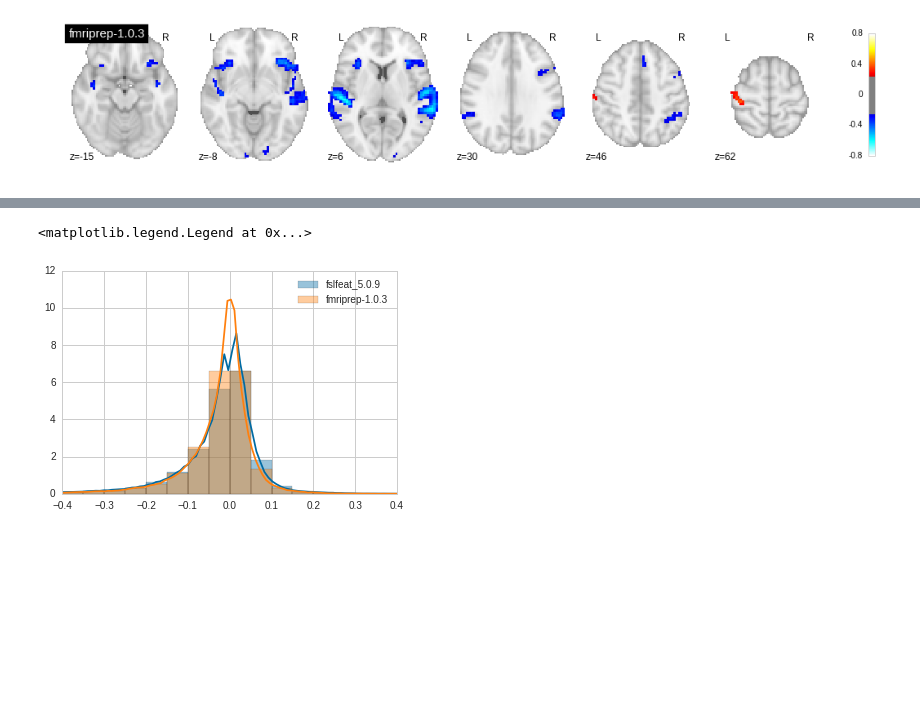
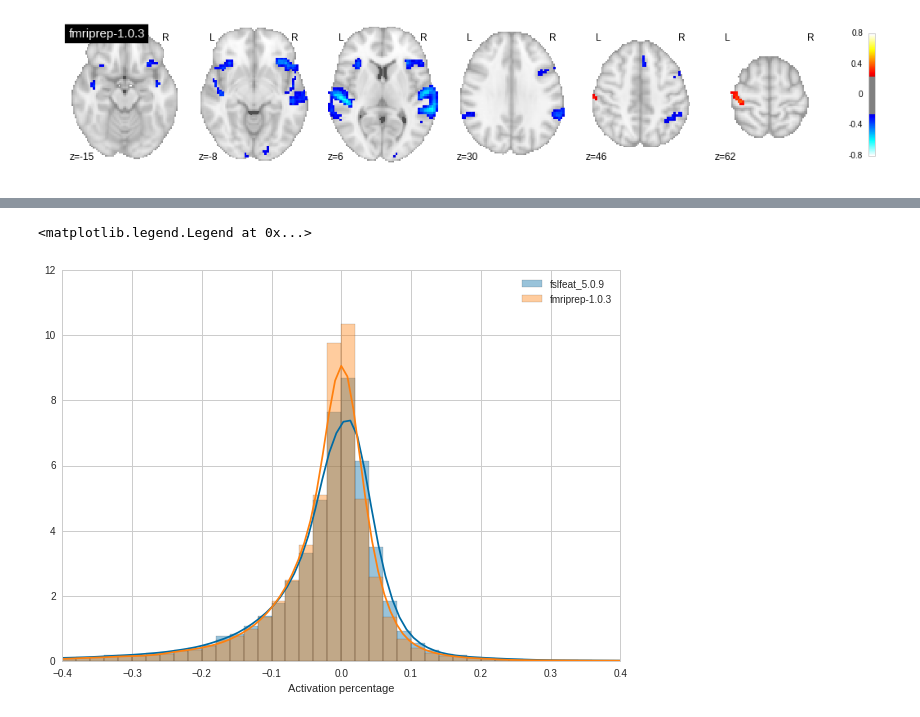
Before and after one commit to poldracklab/CNP_task_analysis, a Jupyter notebook: notebooks/SingleSubjectVis.ipynb, the cells around one changed output, grey strips where cells are left out. Saved outputs shown, nothing was run; the diff lists cells and outputs as text; code cells hidden in the pictures; blank space fills up the shorter version.

```diff
--- a/notebooks/SingleSubjectVis.ipynb
+++ b/notebooks/SingleSubjectVis.ipynb
@@ -70,8 +166,8 @@ for pipeline in pipelines:
     totalmasks[pipeline] = nib.Nifti1Image(totmask, affine = aff, header = hd)
 # %%
 for idx,pipeline in enumerate(pipelines):
-    plotting.plot_stat_map(meanmasks[pipeline],title=pipeline,cmap='PuOr',
-                              colorbar=True)
+    plotting.plot_glass_brain(meanmasks[pipeline],title=pipeline,cmap='RdYlBu_r',
+                              colorbar=True,threshold=0.01,symmetric_cbar=False)
 
 plotting.show()
 # %% [output]
@@ -116,0 +216,4 @@ plt.legend()
+# %%
+subjectsfile = os.path.join(basedir,'fmriprep_vs_feat/smoothness_subjects.csv')
+subjects = pd.read_csv(subjectsfile)
+subjects.head()
@@ -116,0 +227,16 @@ plt.legend()
+# %%
+fig = plt.figure(figsize=(10,6), dpi= 100, facecolor='w', edgecolor='k')
+for idy,pipeline in enumerate(pipelines):
+    if idy==0:
+        lsty = '-'
+    else:
+        lsty = ':'
+    subset = subjects[subjects.pipeline==pipeline]
+    sns.distplot(subset.FWHM_unpr,color=cols[0],hist=False,label="%s - after preprocessing"%pipeline,kde_kws={"linestyle": lsty})
+    sns.distplot(subset.FWHM_data,color=cols[2],hist=False,label="%s - after smoothing"%pipeline,kde_kws={"linestyle": lsty})
+    sns.distplot(subset.FWHM_zstat,color=cols[1],hist=False,label="%s - zstat"%pipeline,kde_kws={"linestyle": lsty})
+    sns.distplot(subset.FWHM_resid,color=cols[3],hist=False,label="%s - residuals"%pipeline,kde_kws={"linestyle": lsty})
+
+plt.title("Smoothness of single subject data")
+plt.xlabel("FWHM")
+plt.legend()
@@ -117,7 +252,6 @@ plt.legend()
 # %%
-#cut_coords = [-15, -8, 6, 30, 46, 62]
 for idx,pipeline in enumerate(pipelines):
     image = os.path.join(basedir,'fmriprep_vs_feat',pipeline,"task_acm/stopsignal/zstat11_ACM_diff.nii.gz")
-    plotting.plot_glass_brain(image,title=pipeline,vmin=-1,vmax=1,colorbar=True)
+    plotting.plot_glass_brain(image,title=pipeline,vmin=-1,vmax=1,colorbar=True,cmap='RdYlBu_r',symmetric_cbar=True)
 plotting.show()
 # %% [output]
@@ -135,10 +277,12 @@ plotting.show()
 # %%
+plt.figure(figsize=(10,7))
 for idx,pipeline in enumerate(pipelines):
     image = os.path.join(basedir,'fmriprep_vs_feat',pipeline,"task_acm/stopsignal/zstat11_ACM_diff.nii.gz")
     imdat = nib.load(image).get_data()
-    sns.distplot(imdat[imdat != 0],label=pipeline,norm_hist=True,bins=np.arange(-1,1,0.05))
+    sns.distplot(imdat[imdat != 0],label=pipeline,norm_hist=True,bins=np.arange(-1,1,0.02),kde_kws={'bw':0.015})
 plt.xlim([-0.4,0.4])
+plt.xlabel("Activation percentage")
 plt.legend()
 # %% [output]
 <matplotlib.legend.Legend at 0x...>
-[figure, old version]
+[figure, new version]
```
Also changed, not shown: parts of 20 cells of this notebook.
